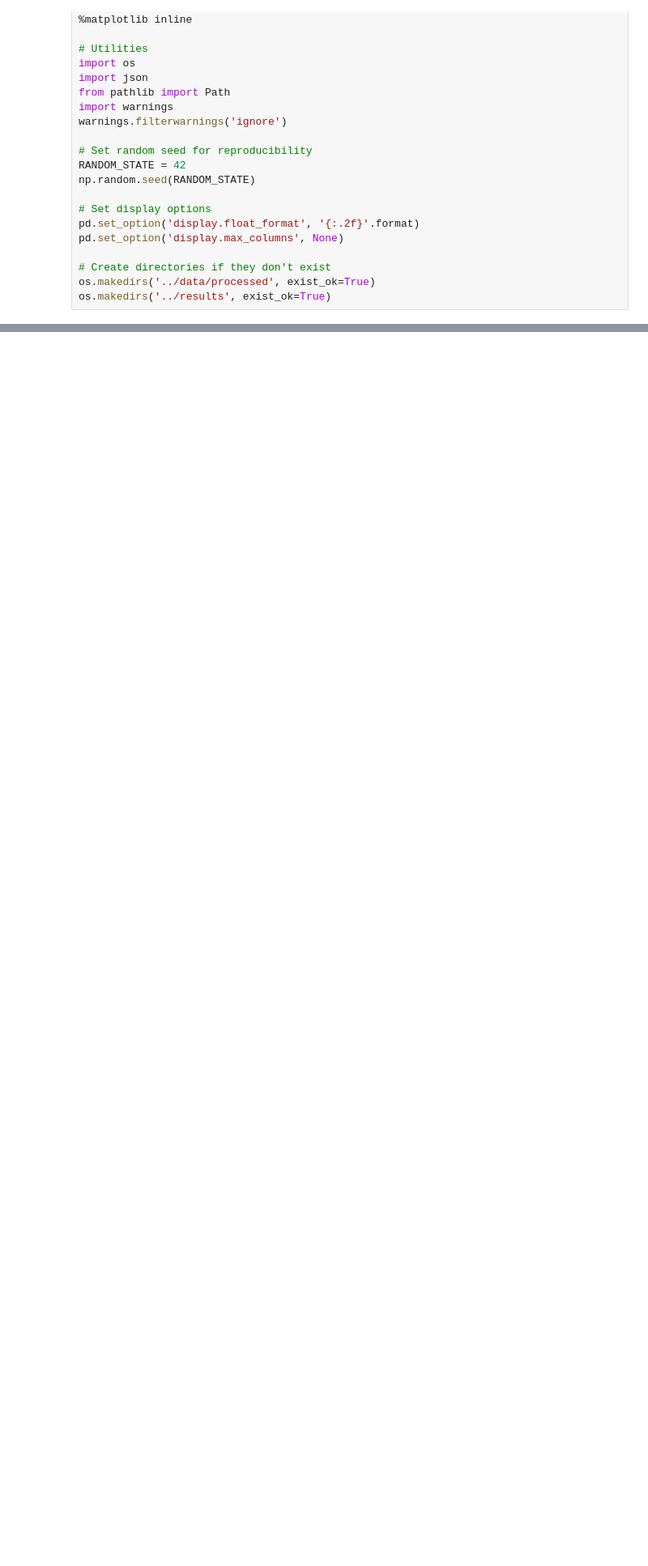
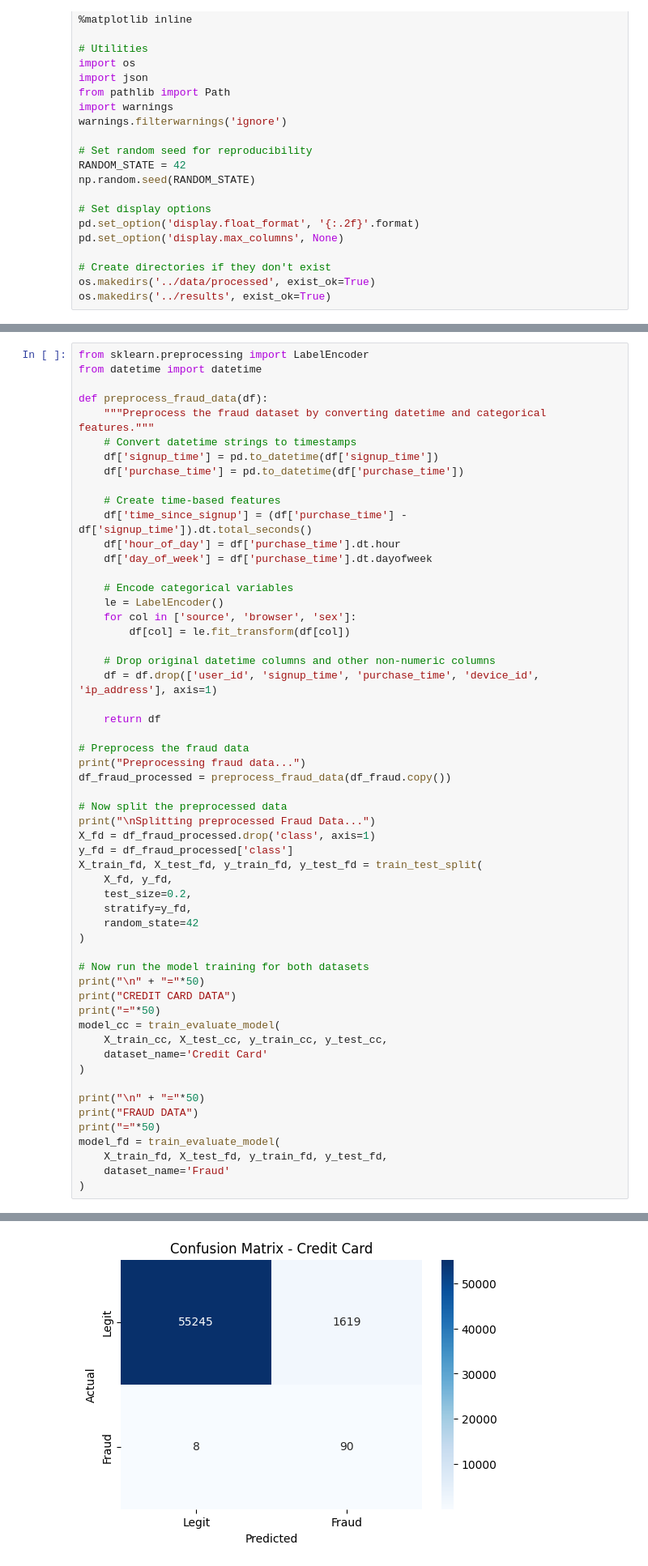
Before and after one commit to soltsega/Week-5_Fraud_Detection, a Jupyter notebook: fraud-detection/notebooks/modeling.ipynb, the cells around one changed output, grey strips where cells are left out. Shown at 81% size. Saved outputs shown, nothing was run; the diff lists cells and outputs as text; blank space fills up the shorter version.

Commit message:
Wrapping up the model training

```diff
--- a/fraud-detection/notebooks/modeling.ipynb
+++ b/fraud-detection/notebooks/modeling.ipynb
@@ -100,0 +240,57 @@ os.makedirs('../results', exist_ok=True)
+# %%
+from sklearn.preprocessing import LabelEncoder
+from datetime import datetime
+
+def preprocess_fraud_data(df):
+    """Preprocess the fraud dataset by converting datetime and categorical features."""
+    # Convert datetime strings to timestamps
+    df['signup_time'] = pd.to_datetime(df['signup_time'])
+    df['purchase_time'] = pd.to_datetime(df['purchase_time'])
+
+    # Create time-based features
+    df['time_since_signup'] = (df['purchase_time'] - df['signup_time']).dt.total_seconds()
+    df['hour_of_day'] = df['purchase_time'].dt.hour
+    df['day_of_week'] = df['purchase_time'].dt.dayofweek
+
+    # Encode categorical variables
+    le = LabelEncoder()
+    for col in ['source', 'browser', 'sex']:
+        df[col] = le.fit_transform(df[col])
+
+    # Drop original datetime columns and other non-numeric columns
+    df = df.drop(['user_id', 'signup_time', 'purchase_time', 'device_id', 'ip_address'], axis=1)
+
+    return df
+
+# Preprocess the fraud data
+print("Preprocessing fraud data...")
+df_fraud_processed = preprocess_fraud_data(df_fraud.copy())
+
+# Now split the preprocessed data
+print("\nSplitting preprocessed Fraud Data...")
+X_fd = df_fraud_processed.drop('class', axis=1)
+y_fd = df_fraud_processed['class']
+X_train_fd, X_test_fd, y_train_fd, y_test_fd = train_test_split(
+    X_fd, y_fd,
+    test_size=0.2,
+    stratify=y_fd,
+    random_state=42
+)
+
+# Now run the model training for both datasets
+print("\n" + "="*50)
+print("CREDIT CARD DATA")
+print("="*50)
+model_cc = train_evaluate_model(
+    X_train_cc, X_test_cc, y_train_cc, y_test_cc,
+    dataset_name='Credit Card'
+)
+
+print("\n" + "="*50)
+print("FRAUD DATA")
+print("="*50)
+model_fd = train_evaluate_model(
+    X_train_fd, X_test_fd, y_train_fd, y_test_fd,
+    dataset_name='Fraud'
+)
+# %% [output]
@@ -100,0 +314 @@ os.makedirs('../results', exist_ok=True)
+[figure, added]
```
Also changed, not shown: parts of 29 cells of this notebook.
